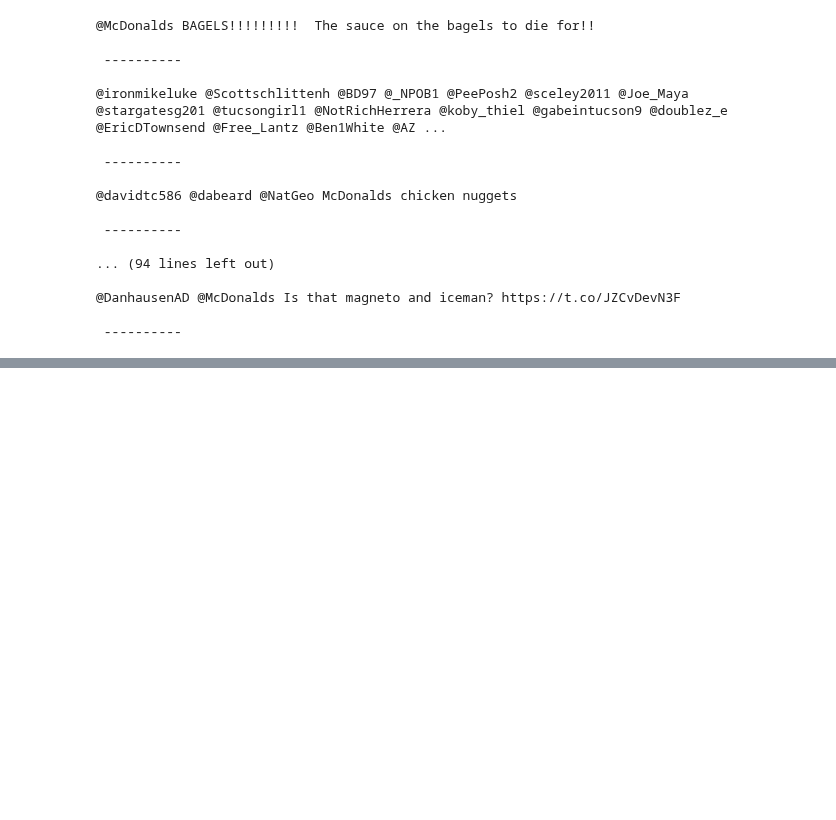
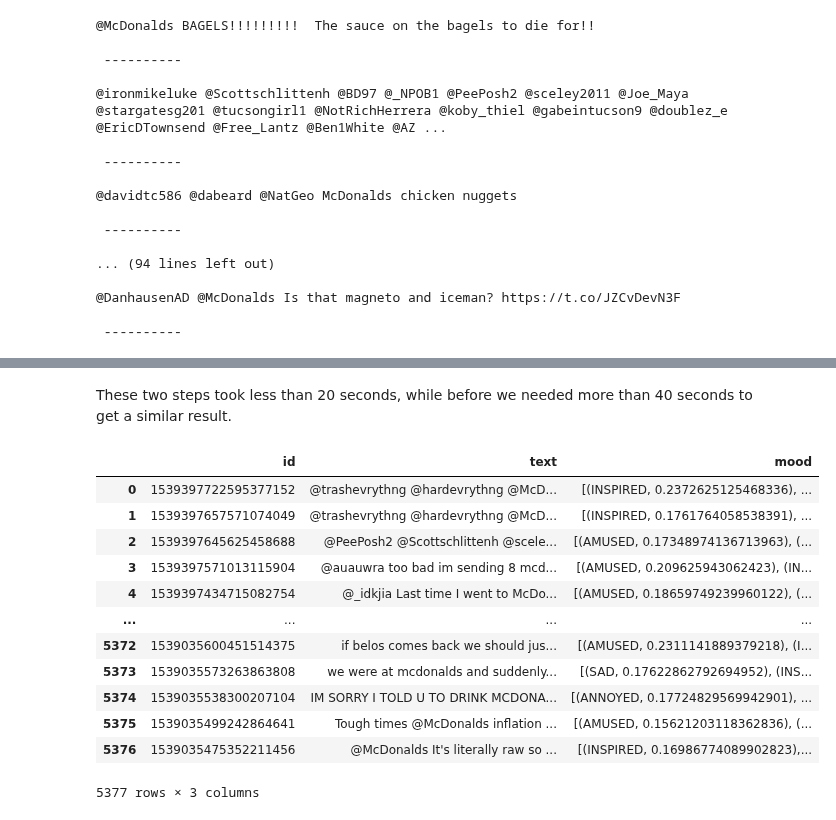
Before and after one commit to polltter/share, a Jupyter notebook: notebooks/sentiment_analysis_EN.ipynb, the cells around one changed output, grey strips where cells are left out. Drawn from its saved outputs; the diff is of its cells as text; code cells hidden in the pictures; blank space fills up the shorter version.

```diff
--- a/notebooks/sentiment_analysis_EN.ipynb
+++ b/notebooks/sentiment_analysis_EN.ipynb
@@ -764,0 +811,12 @@ for text in df_dmood[df_dmood['top1_mood'] == 'HAPPY']['text']:
+# %%
+%%time
+
+rs = textacy.resources.DepecheMood(lang="en", word_rep="lemma", min_freq=2)
+
+moods = []
+
+for doc in corpus:
+
+    mood = sorted(rs.get_emotional_valence(doc).items(), key=lambda x: x[1], reverse=True)
+
+    moods.append({'mood': mood})
@@ -764,0 +825,4 @@ for text in df_dmood[df_dmood['top1_mood'] == 'HAPPY']['text']:
+# %% [markdown]
+These two steps took less than 20 seconds, while before we needed more than 40 seconds to get a similar result.
+# %%
+df_dmood_corpus = df_en.copy()
@@ -764,0 +835,16 @@ for text in df_dmood[df_dmood['top1_mood'] == 'HAPPY']['text']:
+# %%
+df_dmood_corpus
+# %% [output]
+|  | id | text | mood |
+| 0 | 1539397722595377152 | @trashevrythng @hardevrythng @McD... | [(INSPIRED, 0.2372625125468336), ... |
+| 1 | 1539397657571074049 | @trashevrythng @hardevrythng @McD... | [(INSPIRED, 0.1761764058538391), ... |
+| 2 | 1539397645625458688 | @PeePosh2 @Scottschlittenh @scele... | [(AMUSED, 0.17348974136713963), (... |
+| 3 | 1539397571013115904 | @auauwra too bad im sending 8 mcd... | [(AMUSED, 0.209625943062423), (IN... |
+| 4 | 1539397434715082754 | @_idkjia Last time I went to McDo... | [(AMUSED, 0.18659749239960122), (... |
+| ... | ... | ... | ... |
+| 5372 | 1539035600451514375 | if belos comes back we should jus... | [(AMUSED, 0.2311141889379218), (I... |
+| 5373 | 1539035573263863808 | we were at mcdonalds and suddenly... | [(SAD, 0.17622862792694952), (INS... |
+| 5374 | 1539035538300207104 | IM SORRY I TOLD U TO DRINK MCDONA... | [(ANNOYED, 0.17724829569942901), ... |
+| 5375 | 1539035499242864641 | Tough times @McDonalds inflation ... | [(AMUSED, 0.15621203118362836), (... |
+| 5376 | 1539035475352211456 | @McDonalds It's literally raw so ... | [(INSPIRED, 0.16986774089902823),... |
+5377 rows × 3 columns
```
Also changed, not shown: parts of 11 cells of this notebook.
